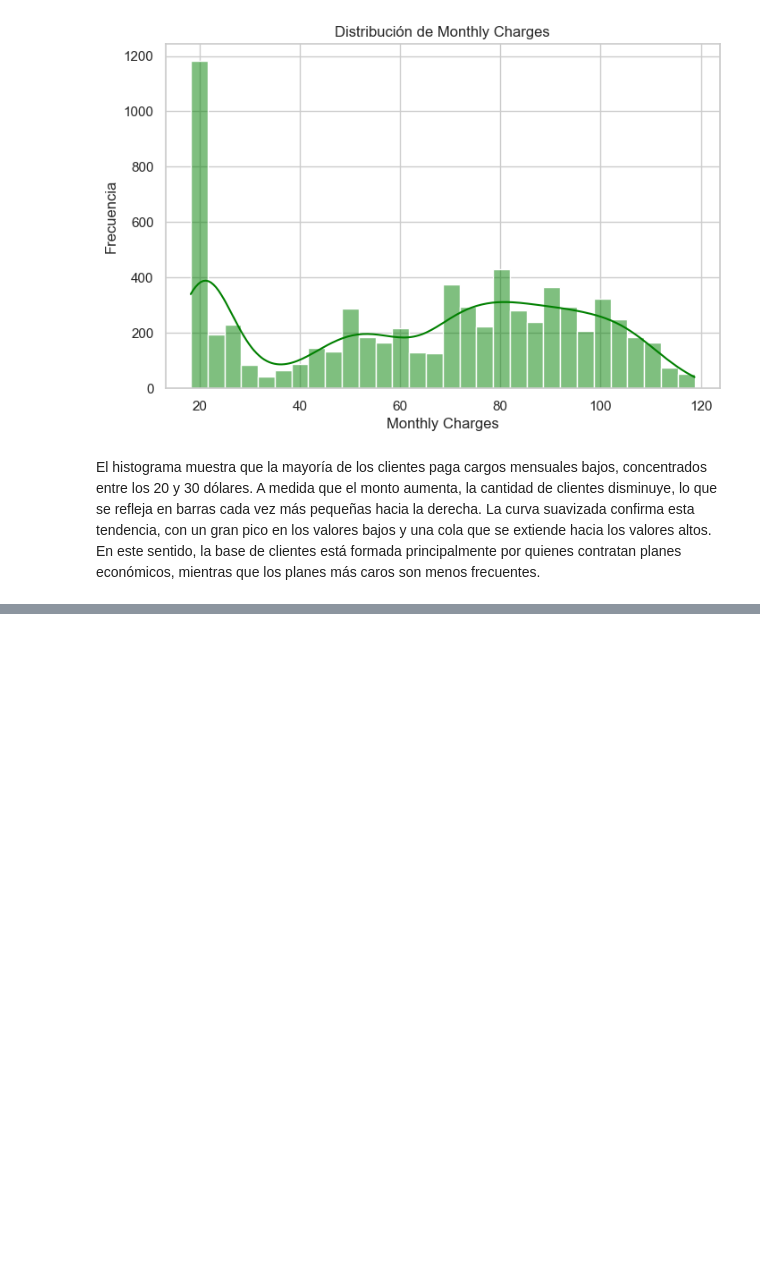
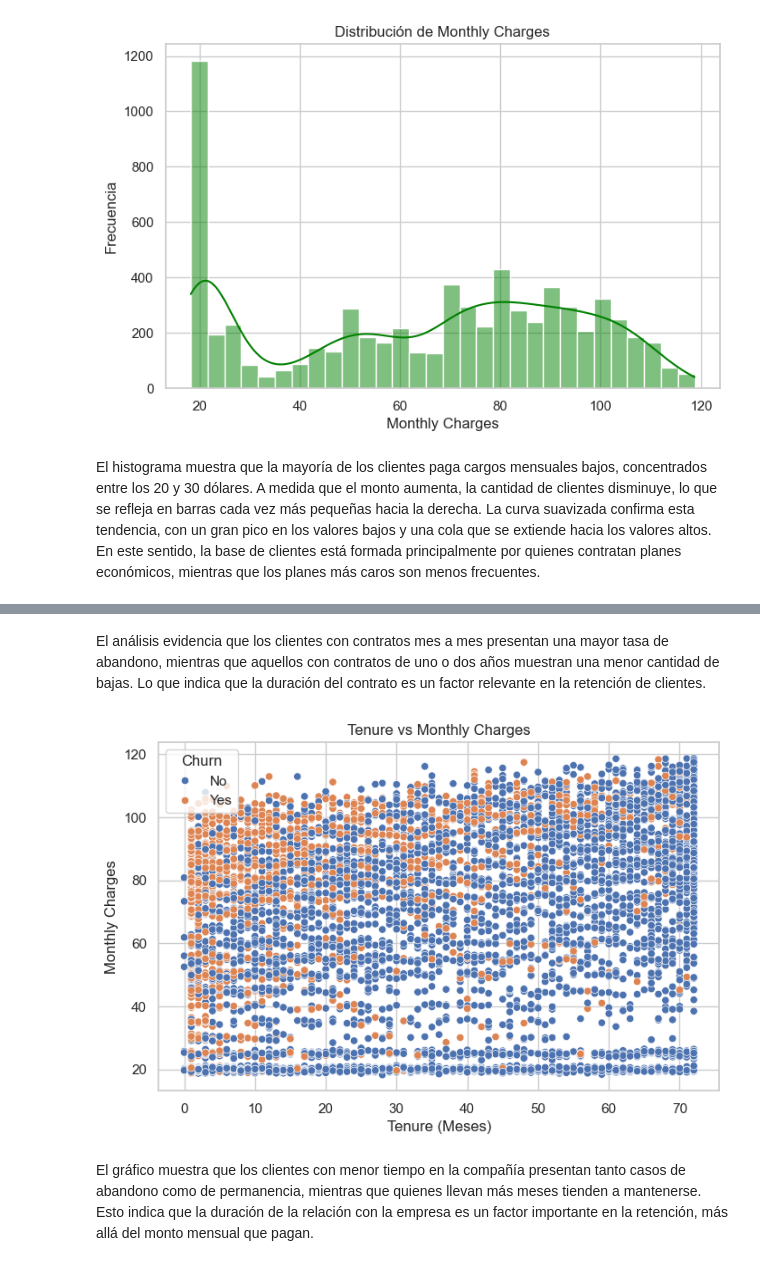
Before and after one commit to nickolemarinD/retail-sales-analysis, a Jupyter notebook: notebooks/Examen_1.ipynb, the cells around one changed output, grey strips where cells are left out. Cells and saved outputs as stored; diff of their text form; code cells hidden in the pictures; blank space fills up the shorter version.

```diff
--- a/notebooks/Examen_1.ipynb
+++ b/notebooks/Examen_1.ipynb
@@ -202,0 +228,20 @@ El histograma muestra que la mayoría de los clientes paga cargos mensuales bajo
+# %% [markdown]
+El análisis evidencia que los clientes con contratos mes a mes presentan una mayor tasa de abandono, mientras que aquellos con contratos de uno o dos años muestran una menor cantidad de bajas. Lo que indica que la duración del contrato es un factor relevante en la retención de clientes.
+# %%
+# Tenure vs Monthly Charges
+sns.scatterplot(
+    x="tenure",
+    y="MonthlyCharges",
+    hue="Churn",
+    data=df
+)
+
+plt.title("Tenure vs Monthly Charges")
+plt.xlabel("Tenure (Meses)")
+plt.ylabel("Monthly Charges")
+
+plt.show()
+# %% [output]
+[figure, added]
+# %% [markdown]
+El gráfico muestra que los clientes con menor tiempo en la compañía presentan tanto casos de abandono como de permanencia, mientras que quienes llevan más meses tienden a mantenerse. Esto indica que la duración de la relación con la empresa es un factor importante en la retención, más allá del monto mensual que pagan.
```
Also changed, not shown: parts of 5 cells of this notebook.
